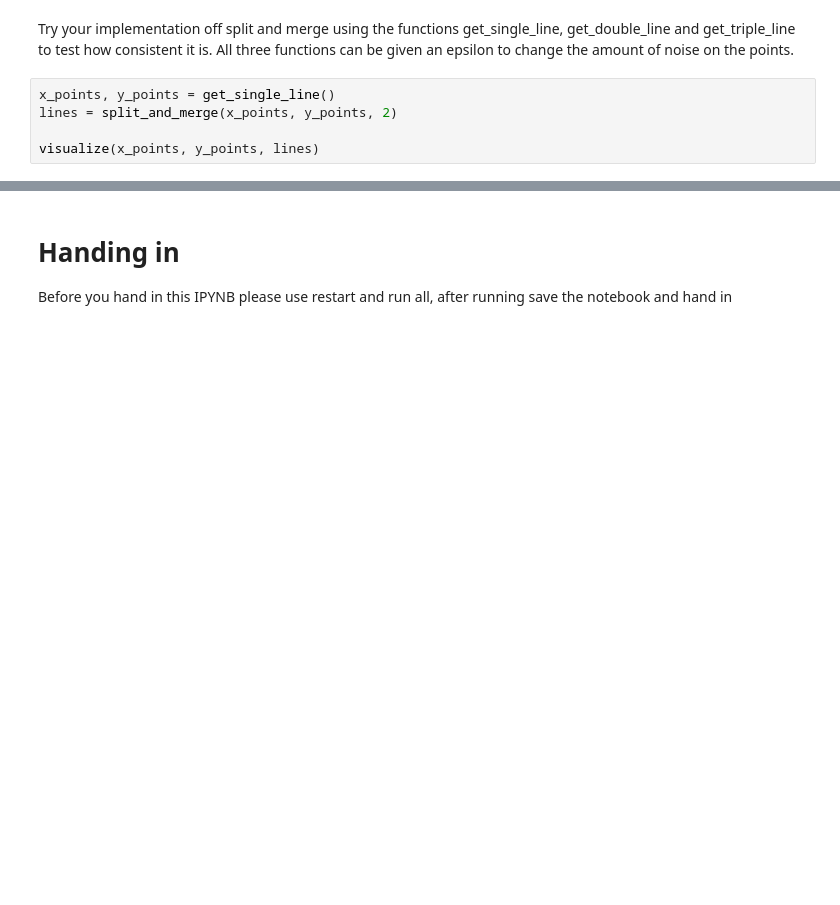
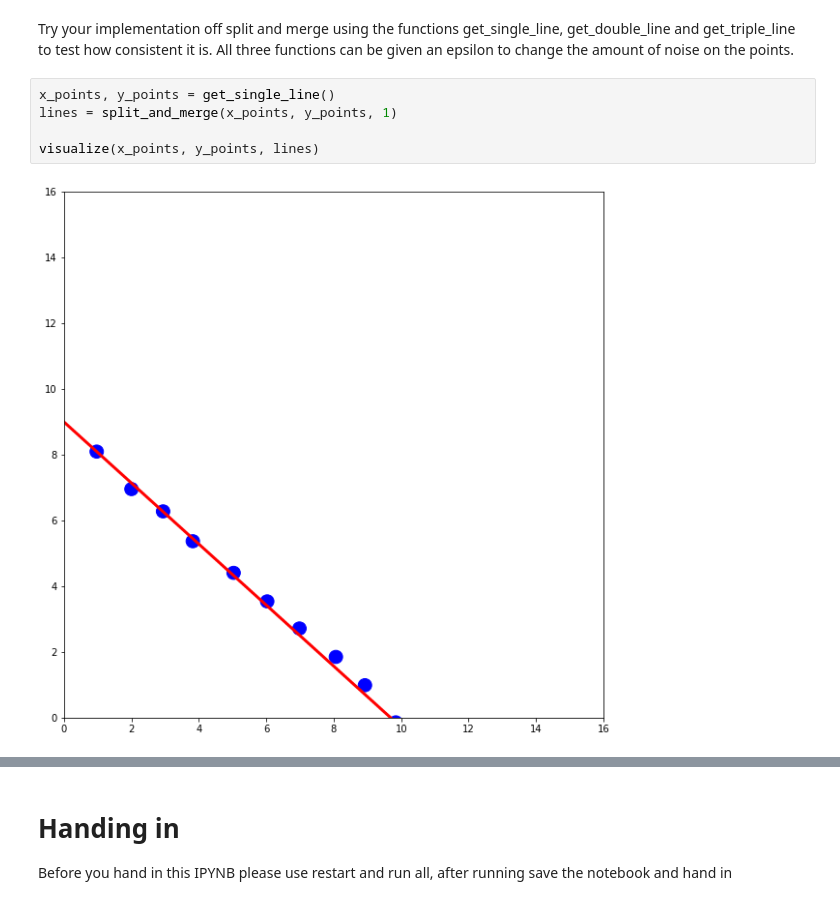
Before and after one commit to nilsboonstra/amr, a Jupyter notebook: week3/assignment_3_17_new.ipynb, the cells around one changed output, grey strips where cells are left out. Saved outputs shown, nothing was run; the diff lists cells and outputs as text; blank space fills up the shorter version.

```diff
--- a/week3/assignment_3_17_new.ipynb
+++ b/week3/assignment_3_17_new.ipynb
@@ -326,9 +356,11 @@ Try the algorithm on other situations
 Try your implementation off split and merge using the functions get_single_line, get_double_line and get_triple_line to test how consistent it is. All three functions can be given an epsilon to change the amount of noise on the points.
 # %%
 x_points, y_points = get_single_line()
-lines = split_and_merge(x_points, y_points, 2)
+lines = split_and_merge(x_points, y_points, 1)
 
 visualize(x_points, y_points, lines)
+# %% [output]
+[figure, added]
 # %%
 x_points, y_points = get_double_line()
 lines = split_and_merge(x_points, y_points, 1)
```
Also changed, not shown: parts of 15 cells of this notebook.
